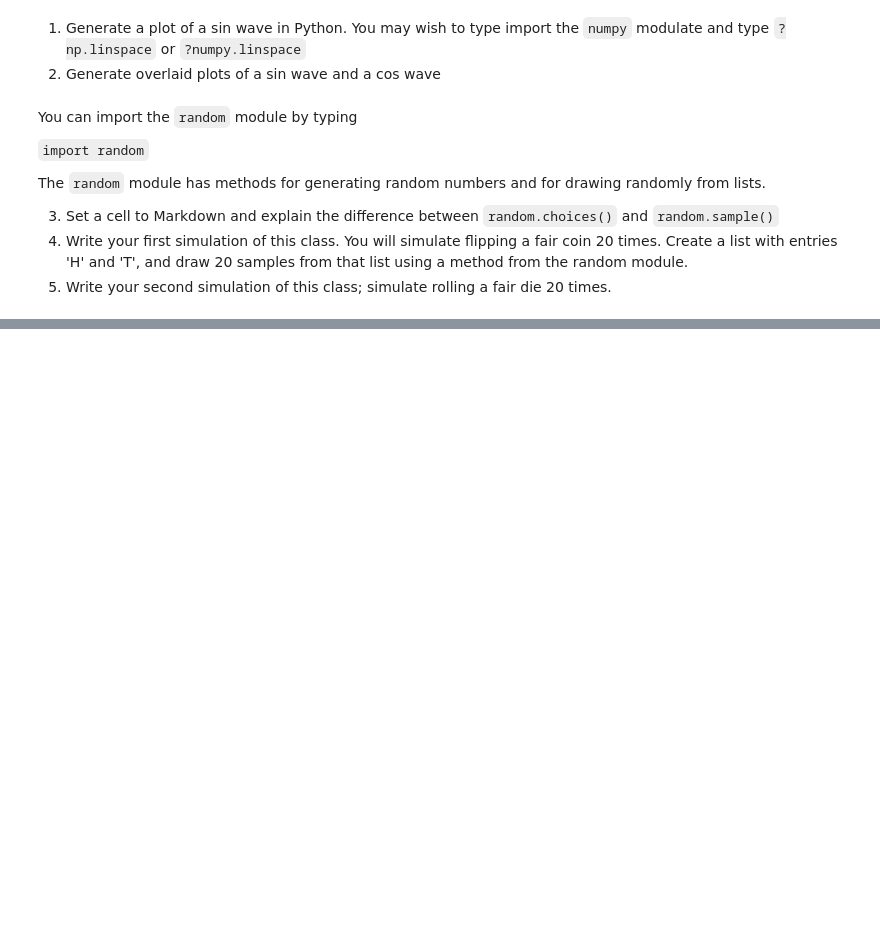
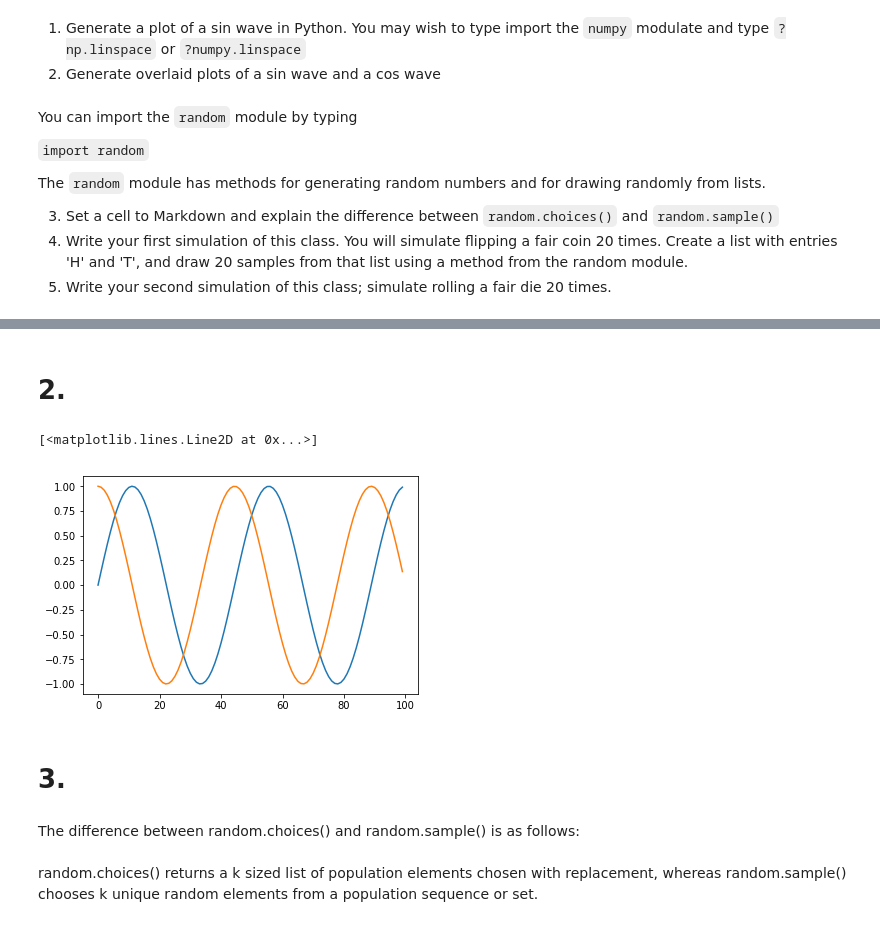
Before and after one commit to hodsonus/ece-stats, a Jupyter notebook: lectures/Lecture+3+Assignment.ipynb, the cells around one changed output, grey strips where cells are left out. Saved outputs shown, nothing was run; the diff lists cells and outputs as text; code cells hidden in the pictures; blank space fills up the shorter version.

```diff
--- a/lectures/Lecture+3+Assignment.ipynb
+++ b/lectures/Lecture+3+Assignment.ipynb
@@ -25,0 +45,10 @@
+# %% [markdown]
+# 2.
+# %%
+plt.plot(sins)
+plt.plot(coss)
+# %% [output]
+[<matplotlib.lines.Line2D at 0x...>]
+[figure, added]
+# %% [markdown]
+# 3.<br>
@@ -25,0 +61,3 @@
+# %% [markdown]
+The difference between random.choices() and random.sample() is as follows:<br><br>
+random.choices() returns a k sized list of population elements chosen with replacement, whereas random.sample() chooses k unique random elements from a population sequence or set.<br>
```
Also changed, not shown: parts of 12 cells of this notebook, 1 other file.
